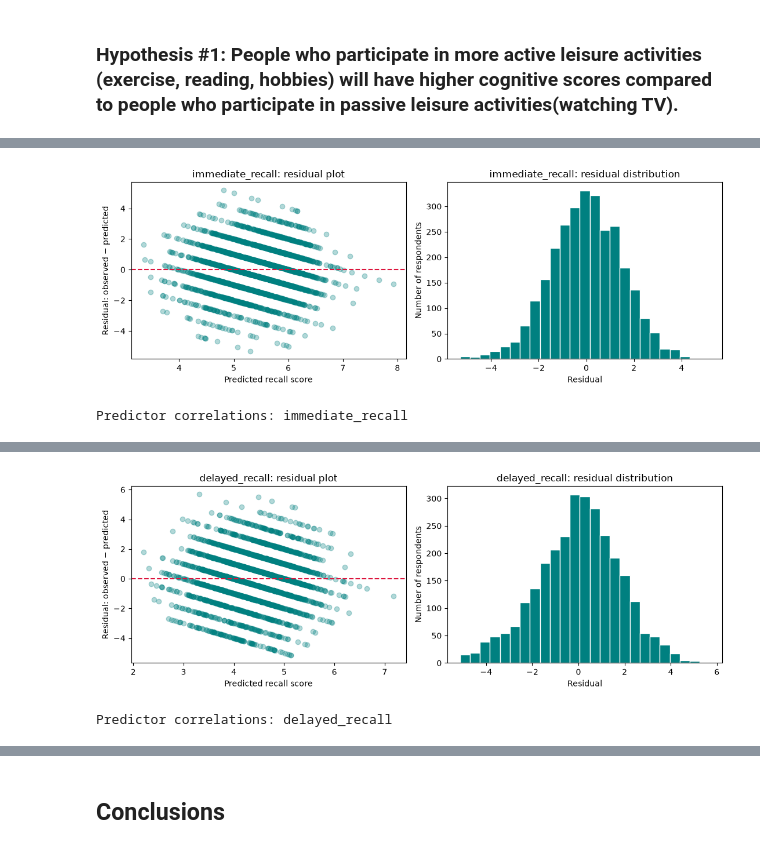
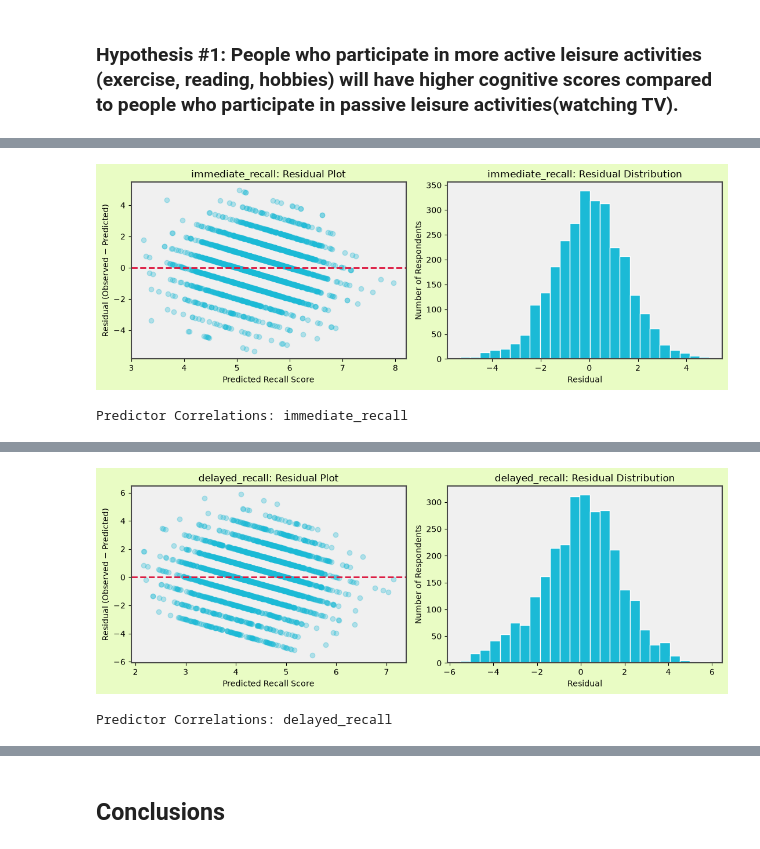
Before and after one commit to rem388/DataSciProject, a Jupyter notebook: Phase4.ipynb, the cells around one changed output, grey strips where cells are left out. Drawn from its saved outputs; the diff is of its cells as text; code cells hidden in the pictures.

```diff
--- a/Phase4.ipynb
+++ b/Phase4.ipynb
@@ -253,18 +583,18 @@ We will fit two multiple linear regressions: one for **immediate recall** and on
 # %%
 h1_hrs_regression_data = pd.read_csv("data_cleaned/h1_regression_data.csv")
-
-display(h1_hrs_regression_data)
 
 predictors = [
     "age",
     "exercising_participation",
     "reading_participation",
     "hobbies_participation",
-    "watching_tv_participation"
+    "watching_tv_participation",
+    "word_games_participation",
+    "card_games_chess_participation",
+    "writing_participation"
 ]
 
 immediate_model_data = pd.read_csv("data_cleaned/h1_hrs_immediate_model_data.csv")
-display(immediate_model_data)
 delayed_model_data = pd.read_csv("data_cleaned/h1_hrs_delayed_model_data.csv")
 
 
@@ -419,24 +733,46 @@ for outcome, model in models.items():
 
     fig, axes = plt.subplots(1, 2, figsize=(11, 4))
 
-    axes[0].scatter(model.fittedvalues, model.resid, alpha = 0.3, color = "teal")
+    # Residual plot
+    axes[0].scatter(model.fittedvalues,
+                    model.resid,
+                    alpha = 0.3,
+                    color = "#1bbad6")
 
-    axes[0].axhline(0, color = "crimson", linestyle="--")
-    axes[0].set_xlabel("Predicted recall score")
-    axes[0].set_ylabel("Residual: observed − predicted")
-    axes[0].set_title(f"{outcome}: residual plot")
+    axes[0].axhline(0,
+                    color = "crimson",
+                    linestyle = "--",
+                    linewidth = 2)
 
-    axes[1].hist(model.resid, bins = 25, edgecolor = "white", color = "teal")
+    axes[0].set_xlabel("Predicted Recall Score")
+    axes[0].set_ylabel("Residual (Observed − Predicted)")
+    axes[0].set_title(f"{outcome}: Residual Plot")
+
+    # Histogram
+    axes[1].hist(model.resid,
+                 bins = 25,
+                 edgecolor = "white",
+                 color ="#1bbad6")
 
     axes[1].set_xlabel("Residual")
-    axes[1].set_ylabel("Number of respondents")
-    axes[1].set_title(f"{outcome}: residual distribution")
+    axes[1].set_ylabel("Number of Respondents")
+    axes[1].set_title(f"{outcome}: Residual Distribution")
+
+    # Styling
+    for ax in axes:
+        ax.set_facecolor("#f0f0f0")
+
+        for spine in ax.spines.values():
+            spine.set_edgecolor("#474747")
+            spine.set_linewidth(1.5)
+
+    fig.patch.set_facecolor("#e9fcc4")
 
     plt.tight_layout()
     plt.show()
 
-    print(f"Predictor correlations: {outcome}")
+    print(f"Predictor Correlations: {outcome}")
     display(training_samples[outcome][predictors].corr().round(2))
 # %% [output]
-[figure, old version]
+[figure, new version]
-Predictor correlations: immediate_recall
+Predictor Correlations: immediate_recall
@@ -449,2 +788,2 @@ Predictor correlations: immediate_recall
-[figure, old version]
+[figure, new version]
-Predictor correlations: delayed_recall
+Predictor Correlations: delayed_recall
```
Also changed, not shown: parts of 39 cells of this notebook, 10 other files.
